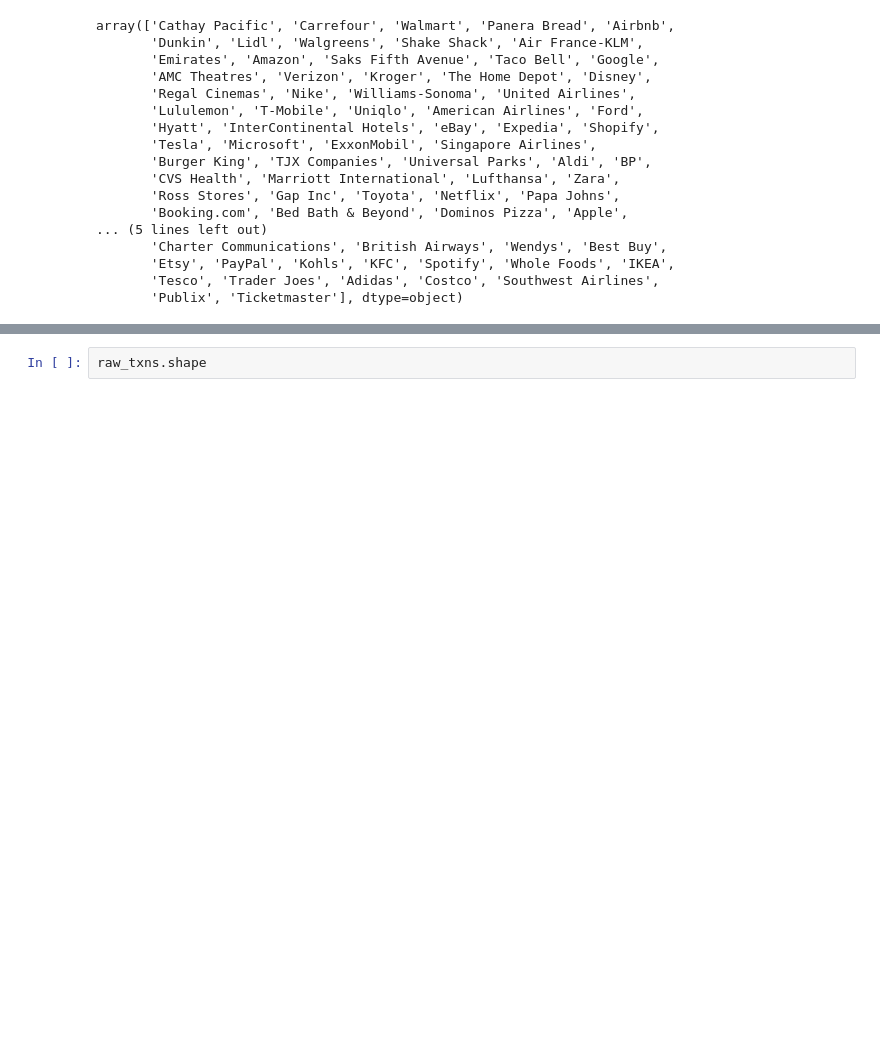
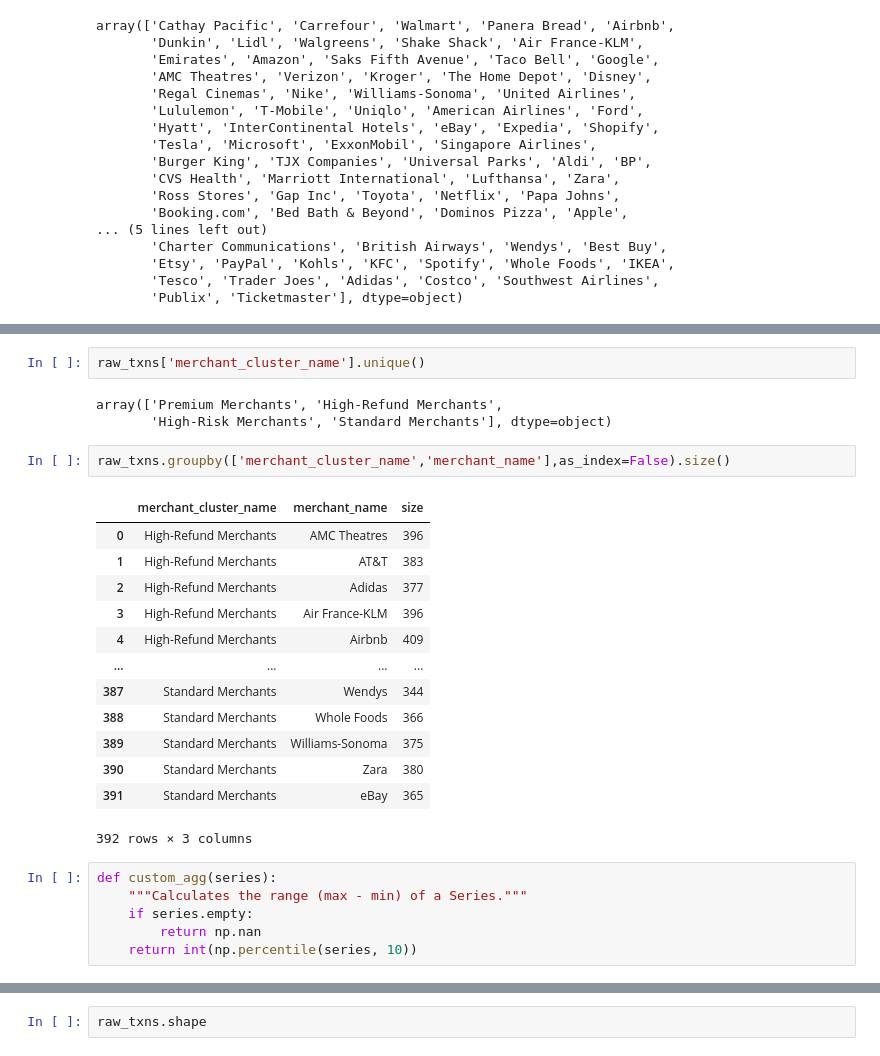
Before and after one commit to Vishaldawar/synthetic_persona, a Jupyter notebook: clustering_data.ipynb, the cells around one changed output, grey strips where cells are left out. Cells and saved outputs as stored; diff of their text form; blank space fills up the shorter version.

```diff
--- a/clustering_data.ipynb
+++ b/clustering_data.ipynb
@@ -914,0 +915,27 @@ raw_txns.head(3)
+# %%
+raw_txns['merchant_cluster_name'].unique()
+# %% [output]
+array(['Premium Merchants', 'High-Refund Merchants',
+       'High-Risk Merchants', 'Standard Merchants'], dtype=object)
+# %%
+raw_txns.groupby(['merchant_cluster_name','merchant_name'],as_index=False).size()
+# %% [output]
+|  | merchant_cluster_name | merchant_name | size |
+| 0 | High-Refund Merchants | AMC Theatres | 396 |
+| 1 | High-Refund Merchants | AT&T | 383 |
+| 2 | High-Refund Merchants | Adidas | 377 |
+| 3 | High-Refund Merchants | Air France-KLM | 396 |
+| 4 | High-Refund Merchants | Airbnb | 409 |
+| ... | ... | ... | ... |
+| 387 | Standard Merchants | Wendys | 344 |
+| 388 | Standard Merchants | Whole Foods | 366 |
+| 389 | Standard Merchants | Williams-Sonoma | 375 |
+| 390 | Standard Merchants | Zara | 380 |
+| 391 | Standard Merchants | eBay | 365 |
+392 rows × 3 columns
+# %%
+def custom_agg(series):
+    """Calculates the range (max - min) of a Series."""
+    if series.empty:
+        return np.nan
+    return int(np.percentile(series, 10))
```
Also changed, not shown: parts of 11 cells of this notebook, 12 other files.
